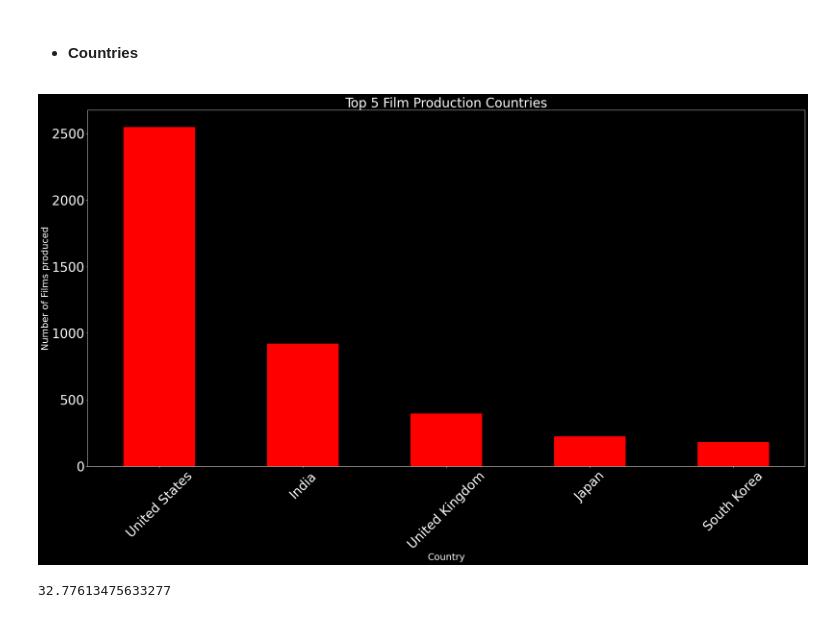
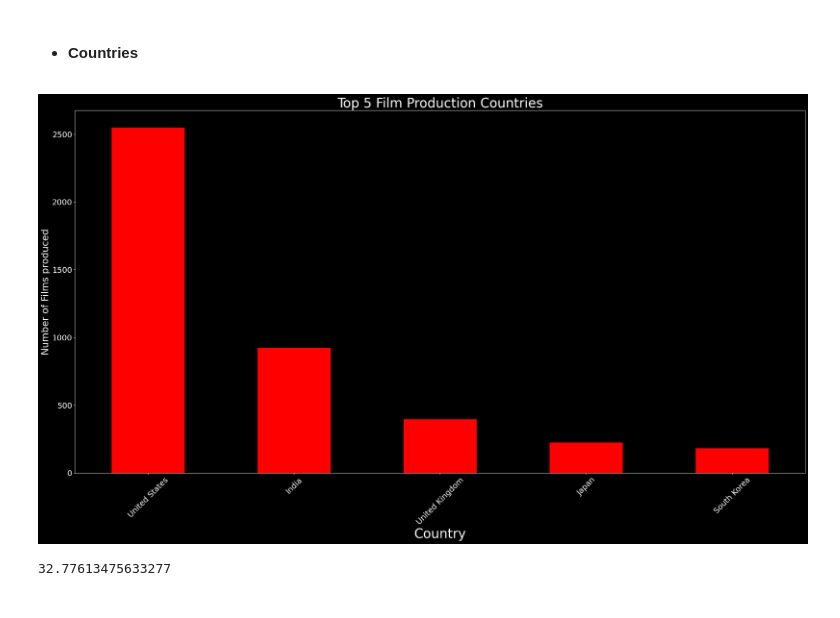
Before and after one commit to JanKosgei/Netflix-Recommendations, a Jupyter notebook: K-Means Netflix.ipynb, the cells around one changed output. Drawn from its saved outputs; the diff is of its cells as text; code cells hidden in the pictures.

```diff
--- a/K-Means Netflix.ipynb
+++ b/K-Means Netflix.ipynb
@@ -215,12 +215,12 @@ plt.title('Top 10 actors/actresses casted').set_fontsize(30)
 # %%
 plt.figure(figsize=(30,15))
 Netflix[~(Netflix['country']=='Unknown')].country.value_counts(ascending=True).nlargest(5).plot(kind='bar', color='red')
 plt.ylabel('Number of Films produced').set_fontsize(22)
-plt.xlabel('Country').set_fontsize(22)
+plt.xlabel('Country').set_fontsize(30)
 plt.xticks(rotation = 45)
 plt.title('Top 5 Film Production Countries').set_fontsize(30)
 # %% [output]
-[figure, old version]
+[figure, new version]
 # %%
 Netflix.country.value_counts().nlargest(1).sum()/len(Netflix)*100
 # %% [output]
```
Also changed, not shown: parts of 1 cell of this notebook.
